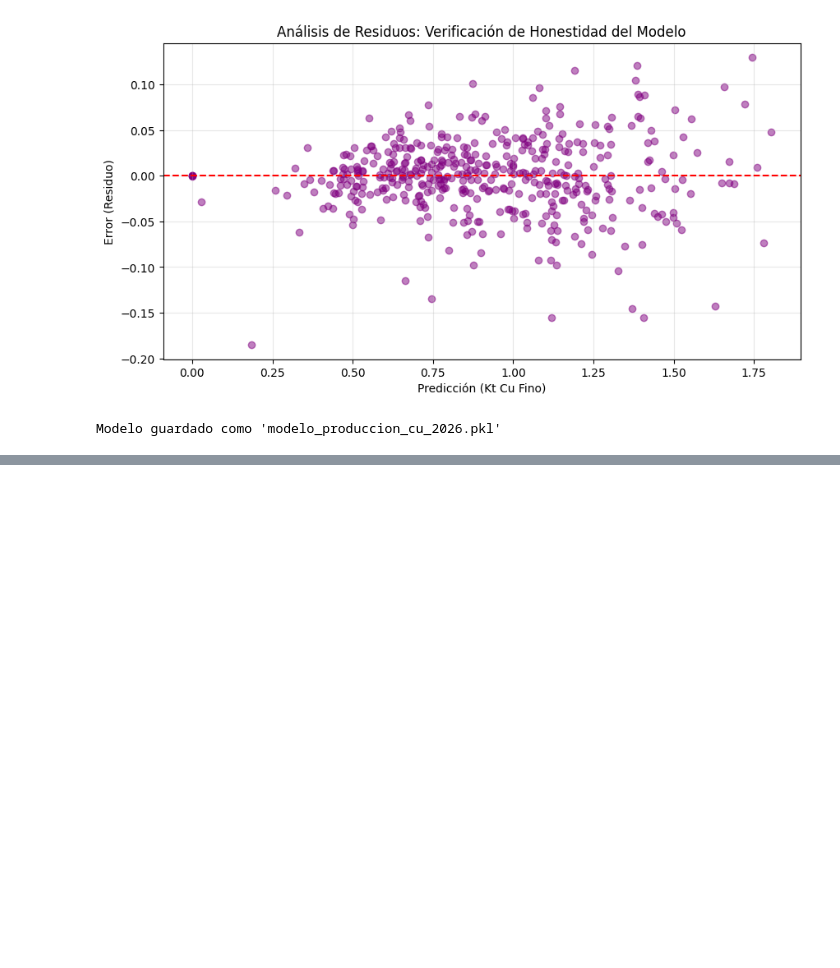
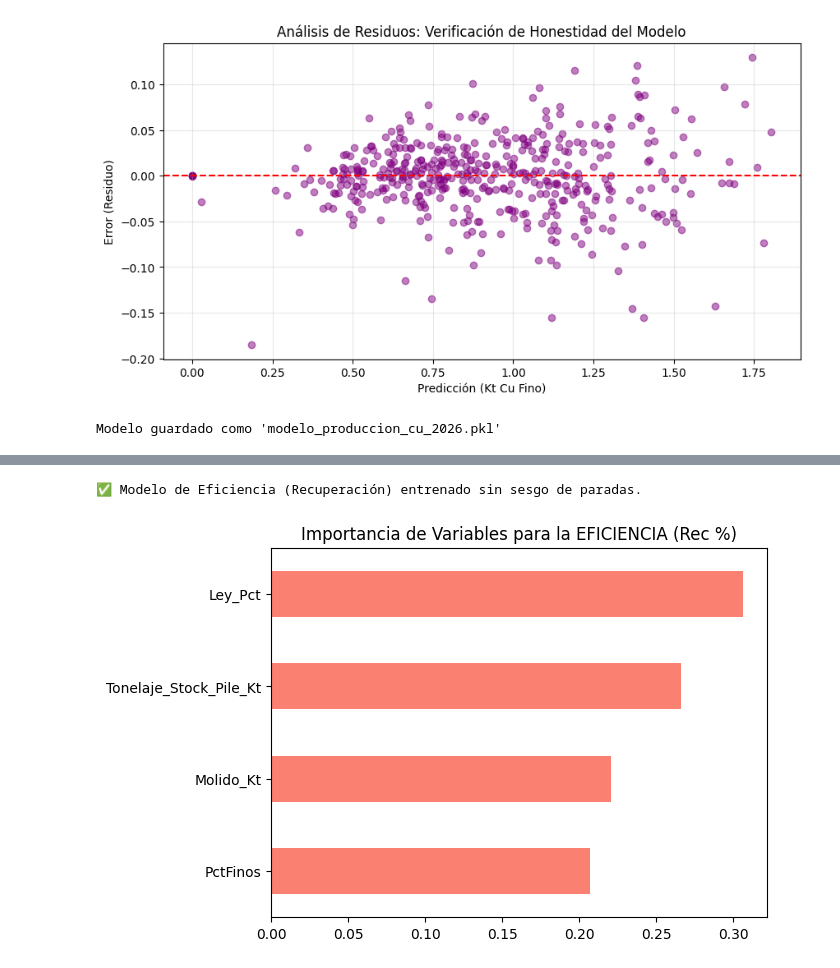
Before and after one commit to raultyv/Machine_learning, a Jupyter notebook: Modelo_Cu_MLB.ipynb, the cells around one changed output, grey strips where cells are left out. Saved outputs shown, nothing was run; the diff lists cells and outputs as text; code cells hidden in the pictures; blank space fills up the shorter version.

```diff
--- a/Modelo_Cu_MLB.ipynb
+++ b/Modelo_Cu_MLB.ipynb
@@ -398,0 +456,24 @@ Archivo 'RESULTADO_FINAL.csv' generado en la carpeta de la izquierda.
+# %%
+# 1. Filtro de operación real para eliminar el sesgo de las paradas
+df_pro = df_limpio[df_limpio['Molido_Kt'] > 50].copy()
+
+# 2. Definir nuevas X e y (ahora predecimos eficiencia, no volumen)
+features_eficiencia = ['Molido_Kt', 'Ley_Pct', 'PctFinos', 'Tonelaje_Stock_Pile_Kt']
+X_ef = df_pro[features_eficiencia]
+y_ef = df_pro['Rec_Pct'] # <--- Nuestro nuevo objetivo
+
+# 3. Entrenar el modelo de eficiencia
+from sklearn.ensemble import RandomForestRegressor
+rf_eficiencia = RandomForestRegressor(n_estimators=200, max_depth=10, random_state=42)
+rf_eficiencia.fit(X_ef, y_ef)
+
+print("✅ Modelo de Eficiencia (Recuperación) entrenado sin sesgo de paradas.")
+# %% [output]
+✅ Modelo de Eficiencia (Recuperación) entrenado sin sesgo de paradas.
+# %%
+importancias_ef = pd.Series(rf_eficiencia.feature_importances_, index=features_eficiencia)
+importancias_ef.sort_values().plot(kind='barh', color='salmon')
+plt.title('Importancia de Variables para la EFICIENCIA (Rec %)')
+plt.show()
+# %% [output]
+[figure, added]
```
Also changed, not shown: parts of 13 cells of this notebook.
